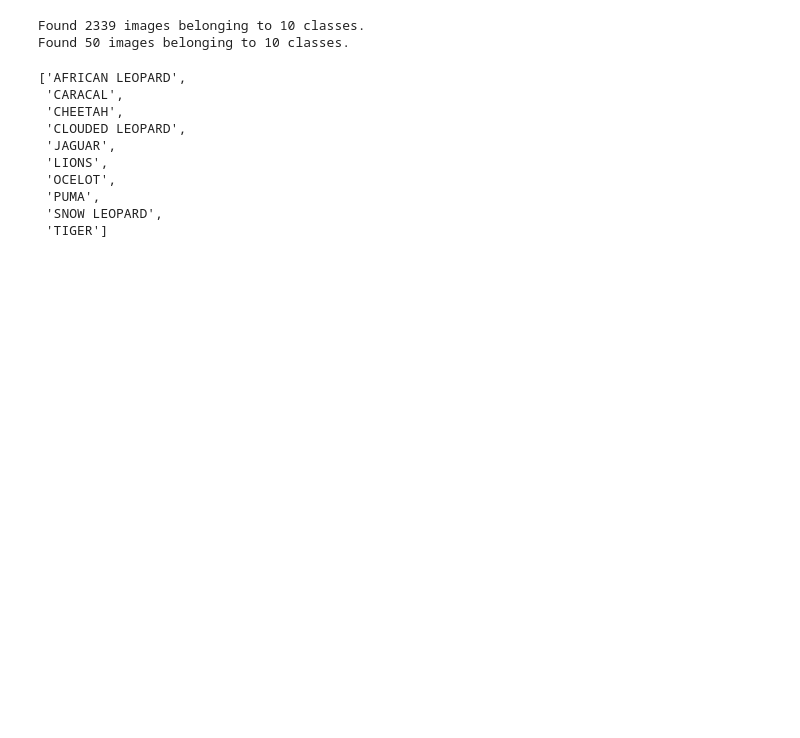
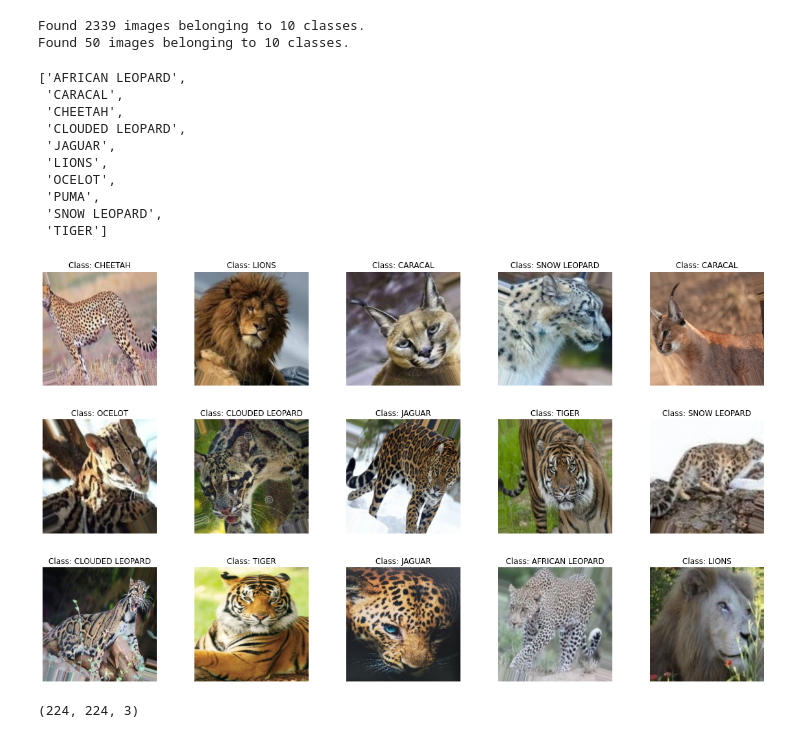
Before and after one commit to justin-donnelly/CNN_Big_Cat_Classification, a Jupyter notebook: code.ipynb, the cells around one changed output. Saved outputs shown, nothing was run; the diff lists cells and outputs as text; code cells hidden in the pictures; blank space fills up the shorter version.

```diff
--- a/code.ipynb
+++ b/code.ipynb
@@ -52,3 +52,22 @@ label
  'PUMA',
  'SNOW LEOPARD',
  'TIGER']
+# %%
+label = [k for k in train_data.class_indices]
+samples = train_data.__next__()
+images = samples[0]
+titles = samples[1]
+plt.figure(figsize=(20,20))
+
+for i in range(15):
+    plt.subplot(5,5,i+1)
+    plt.subplots_adjust(hspace=0.3,wspace=0.3)
+    plt.imshow(images[i])
+    plt.title(f"Class: {label[np.argmax(titles[i],axis=0)]}")
+    plt.axis("off")
+# %% [output]
+[figure, added]
+# %%
+samples[0][0].shape
+# %% [output]
+(224, 224, 3)
```
Also changed, not shown: parts of 2 cells of this notebook.
